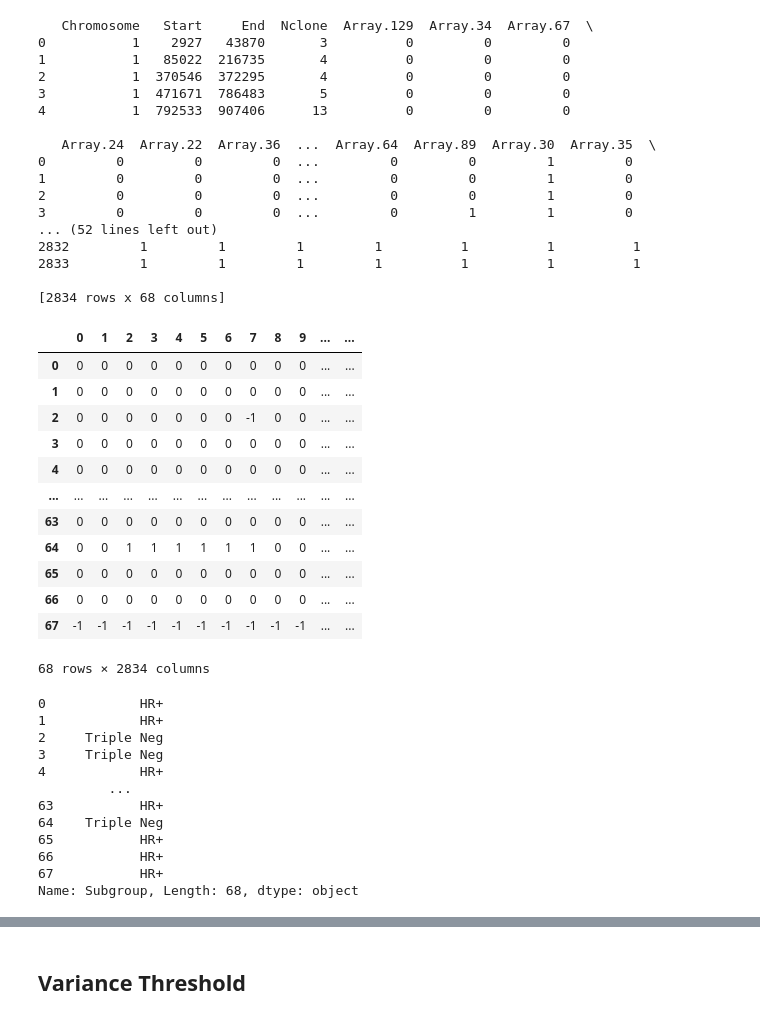
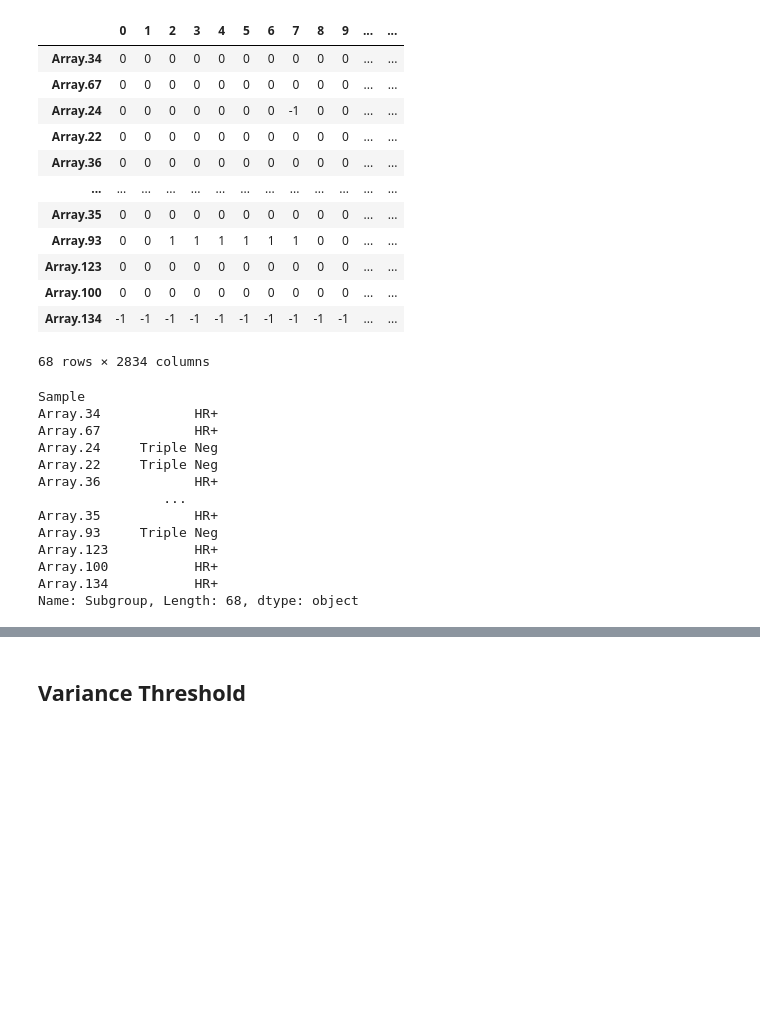
Before and after one commit to SleepingSamael/B4TM, a Jupyter notebook: feature_selection.ipynb, the cells around one changed output, grey strips where cells are left out. Cells and saved outputs as stored; diff of their text form; code cells hidden in the pictures; blank space fills up the shorter version.

```diff
--- a/feature_selection.ipynb
+++ b/feature_selection.ipynb
@@ -30,59 +10,41 @@ rd
 # %%
 call = pd.read_csv("data/Train_call.txt", sep='\t')
 clin = pd.read_csv("data/Train_clinical.txt", sep='\t')
-print(call.head())
-print(clin.head())
 
-X=call[clin[clin['Subgroup']!='HER2+']['Sample']]
-print(X)
-X=X.T.reset_index(drop=True)
+
+X=call[clin[clin['Subgroup']!='HER2+']['Sample']].T
+
 X
 #X.shape
 # %% [output]
+|  | 0 | 1 | 2 | 3 | 4 | 5 | 6 | 7 | 8 | 9 | ... | ... |
+| Array.34 | 0 | 0 | 0 | 0 | 0 | 0 | 0 | 0 | 0 | 0 | ... | ... |
+| Array.67 | 0 | 0 | 0 | 0 | 0 | 0 | 0 | 0 | 0 | 0 | ... | ... |
+| Array.24 | 0 | 0 | 0 | 0 | 0 | 0 | 0 | -1 | 0 | 0 | ... | ... |
+| Array.22 | 0 | 0 | 0 | 0 | 0 | 0 | 0 | 0 | 0 | 0 | ... | ... |
+| Array.36 | 0 | 0 | 0 | 0 | 0 | 0 | 0 | 0 | 0 | 0 | ... | ... |
+| ... | ... | ... | ... | ... | ... | ... | ... | ... | ... | ... | ... | ... |
+| Array.35 | 0 | 0 | 0 | 0 | 0 | 0 | 0 | 0 | 0 | 0 | ... | ... |
+| Array.93 | 0 | 0 | 1 | 1 | 1 | 1 | 1 | 1 | 0 | 0 | ... | ... |
+| Array.123 | 0 | 0 | 0 | 0 | 0 | 0 | 0 | 0 | 0 | 0 | ... | ... |
+| Array.100 | 0 | 0 | 0 | 0 | 0 | 0 | 0 | 0 | 0 | 0 | ... | ... |
+| Array.134 | -1 | -1 | -1 | -1 | -1 | -1 | -1 | -1 | -1 | -1 | ... | ... |
-   Chromosome   Start     End  Nclone  Array.129  Array.34  Array.67  \
-0           1    2927   43870       3          0         0         0
-1           1   85022  216735       4          0         0         0
-2           1  370546  372295       4          0         0         0
-3           1  471671  786483       5          0         0         0
-4           1  792533  907406      13          0         0         0
-
-   Array.24  Array.22  Array.36  ...  Array.64  Array.89  Array.30  Array.35  \
-0         0         0         0  ...         0         0         1         0
-1         0         0         0  ...         0         0         1         0
-2         0         0         0  ...         0         0         1         0
-3         0         0         0  ...         0         1         1         0
-... (52 lines left out)
-2832         1         1         1         1          1          1          1
-2833         1         1         1         1          1          1          1
-
-[2834 rows x 68 columns]
+68 rows × 2834 columns
-|  | 0 | 1 | 2 | 3 | 4 | 5 | 6 | 7 | 8 | 9 | ... | ... |
-| 0 | 0 | 0 | 0 | 0 | 0 | 0 | 0 | 0 | 0 | 0 | ... | ... |
-| 1 | 0 | 0 | 0 | 0 | 0 | 0 | 0 | 0 | 0 | 0 | ... | ... |
-| 2 | 0 | 0 | 0 | 0 | 0 | 0 | 0 | -1 | 0 | 0 | ... | ... |
-| 3 | 0 | 0 | 0 | 0 | 0 | 0 | 0 | 0 | 0 | 0 | ... | ... |
-| 4 | 0 | 0 | 0 | 0 | 0 | 0 | 0 | 0 | 0 | 0 | ... | ... |
-| ... | ... | ... | ... | ... | ... | ... | ... | ... | ... | ... | ... | ... |
-| 63 | 0 | 0 | 0 | 0 | 0 | 0 | 0 | 0 | 0 | 0 | ... | ... |
-| 64 | 0 | 0 | 1 | 1 | 1 | 1 | 1 | 1 | 0 | 0 | ... | ... |
-| 65 | 0 | 0 | 0 | 0 | 0 | 0 | 0 | 0 | 0 | 0 | ... | ... |
-| 66 | 0 | 0 | 0 | 0 | 0 | 0 | 0 | 0 | 0 | 0 | ... | ... |
-| 67 | -1 | -1 | -1 | -1 | -1 | -1 | -1 | -1 | -1 | -1 | ... | ... |
-68 rows × 2834 columns
 # %%
-y = clin[clin['Subgroup']!='HER2+']['Subgroup'].reset_index(drop=True)
+y = clin[clin['Subgroup']!='HER2+'].set_index('Sample')['Subgroup']
+
 y
-#y.shape
 # %% [output]
-0            HR+
-1            HR+
-2     Triple Neg
-3     Triple Neg
-4            HR+
-         ...
-63           HR+
-64    Triple Neg
-65           HR+
-66           HR+
-67           HR+
+Sample
+Array.34            HR+
+Array.67            HR+
+Array.24     Triple Neg
+Array.22     Triple Neg
+Array.36            HR+
+                ...
+Array.35            HR+
+Array.93     Triple Neg
+Array.123           HR+
+Array.100           HR+
+Array.134           HR+
 Name: Subgroup, Length: 68, dtype: object
```
Also changed, not shown: parts of 19 cells of this notebook.
